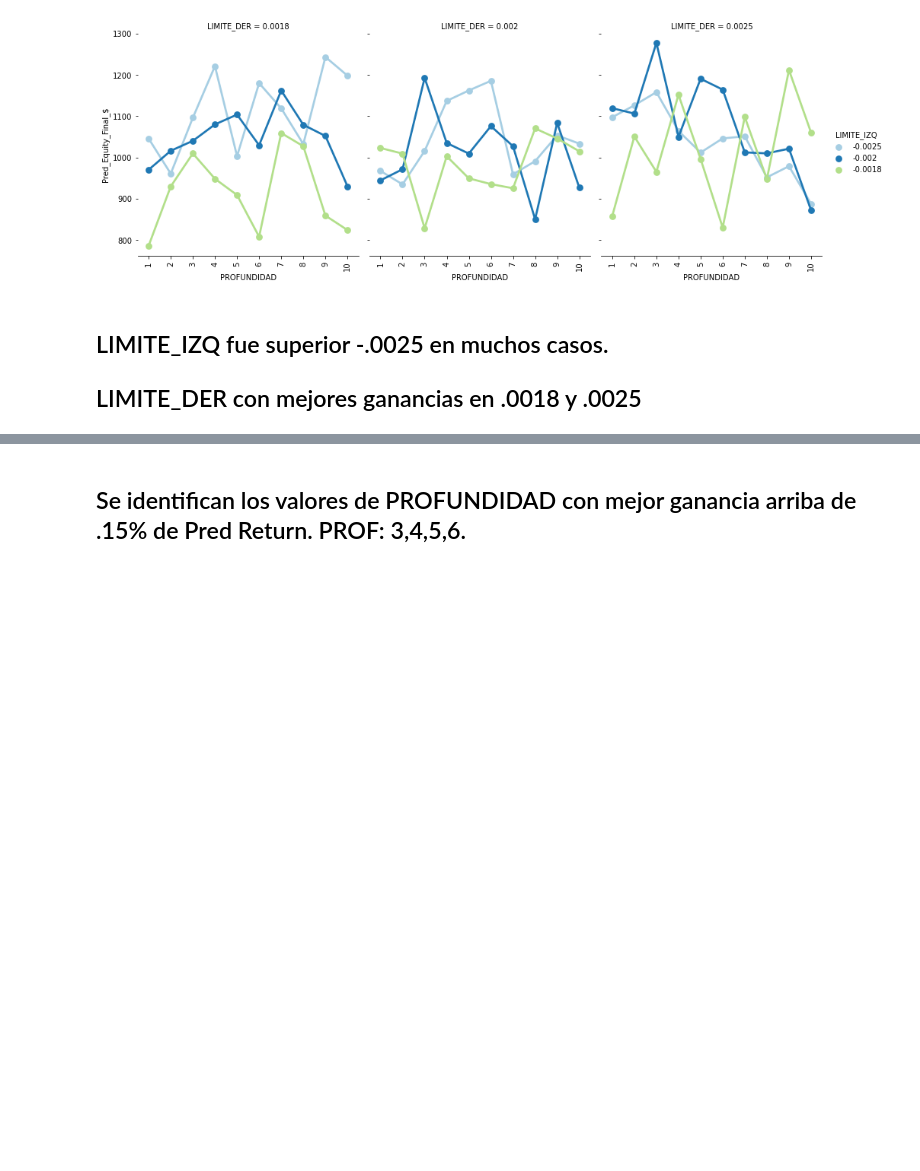
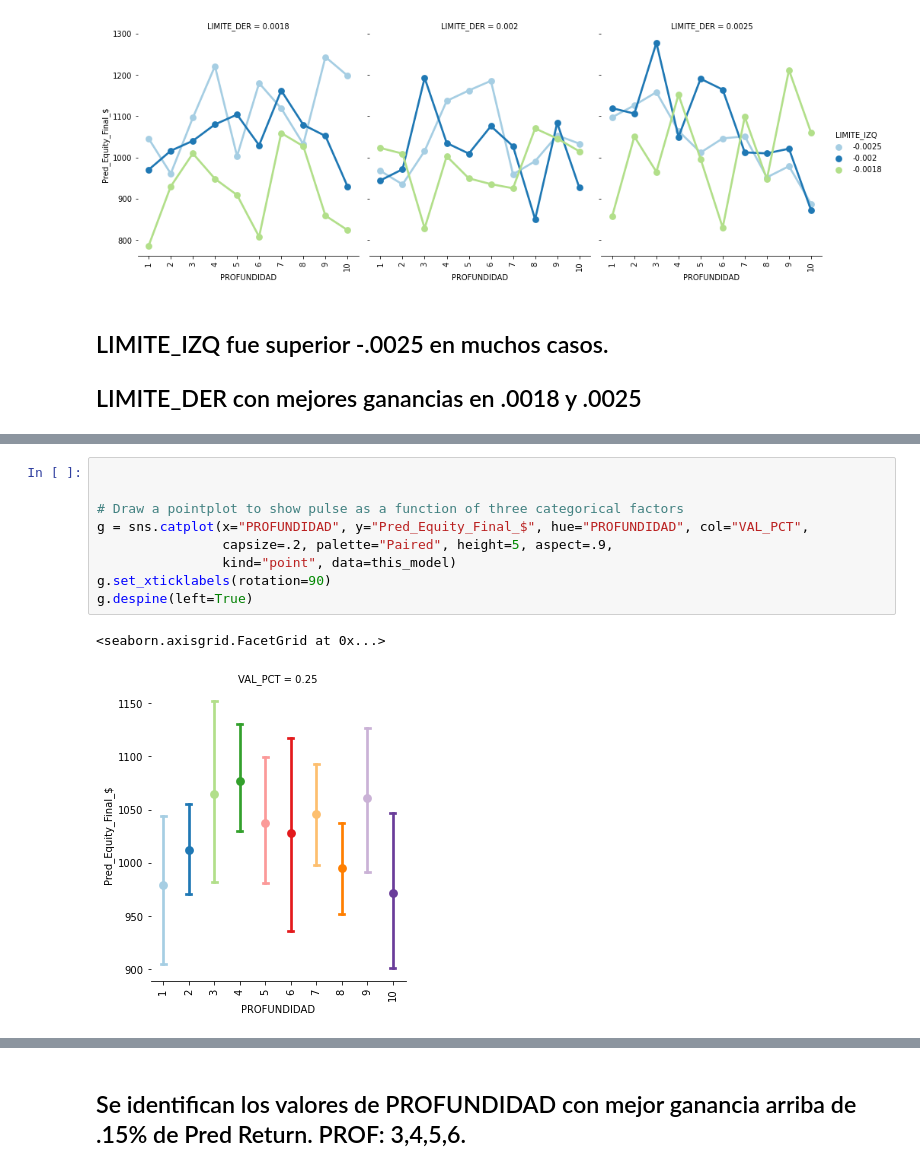
Before and after one commit to mawrer/forex_prediction, a Jupyter notebook: Jupyter Notebooks/IDI4/Pipeline/pipeline-2.ipynb, the cells around one changed output, grey strips where cells are left out. Saved outputs shown, nothing was run; the diff lists cells and outputs as text; blank space fills up the shorter version.

```diff
--- a/Jupyter Notebooks/IDI4/Pipeline/pipeline-2.ipynb
+++ b/Jupyter Notebooks/IDI4/Pipeline/pipeline-2.ipynb
@@ -482,3 +484,15 @@ winners
+# %%
+
+
+# Draw a pointplot to show pulse as a function of three categorical factors
+g = sns.catplot(x="PROFUNDIDAD", y="Pred_Equity_Final_$", hue="PROFUNDIDAD", col="VAL_PCT",
+                capsize=.2, palette="Paired", height=5, aspect=.9,
+                kind="point", data=this_model)
+g.set_xticklabels(rotation=90)
+g.despine(left=True)
+# %% [output]
+<seaborn.axisgrid.FacetGrid at 0x...>
+[figure, added]
 # %%
 
 
```
Also changed, not shown: parts of 3 cells of this notebook, 6 other files.
